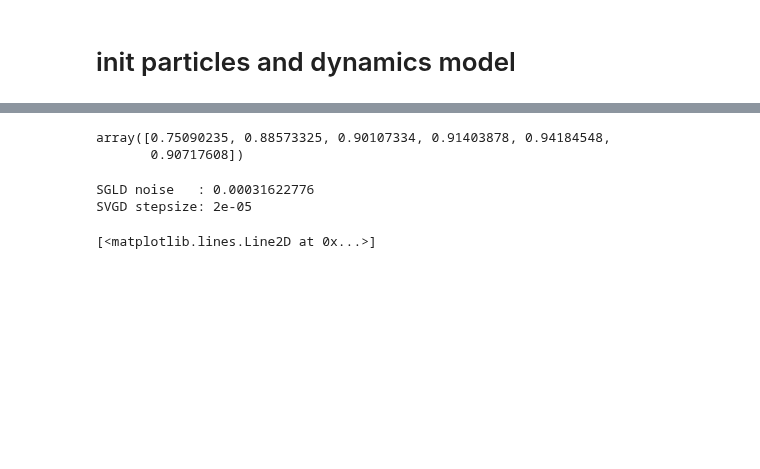
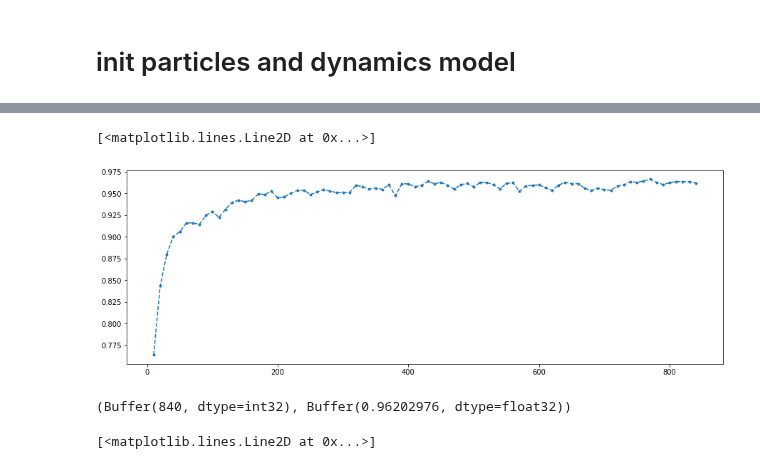
Before and after one commit to ratschlab/projects-2020-Neural-SVGD, a Jupyter notebook: notebooks/bayesian-neural-network/SVGD.ipynb, the cells around one changed output, grey strips where cells are left out. Cells and saved outputs as stored; diff of their text form; code cells hidden in the pictures; blank space fills up the shorter version.

```diff
--- a/notebooks/bayesian-neural-network/SVGD.ipynb
+++ b/notebooks/bayesian-neural-network/SVGD.ipynb
@@ -58,17 +72,9 @@ Loading data...
 # %%
-from svgd_bnn import train as train_svgd
-
-final_accs = []
-
-lrs = [1e-6, 5e-6, 8e-6, 1e-5, 2e-5, 5e-5]
-
-key, subkey = random.split(key)
-
 for particle_stepsize in tqdm(lrs):
     final_acc = train_svgd(key=subkey,
                                particle_stepsize=particle_stepsize,
                                n_iter=200,
                                evaluate_every=-1,
                                results_file="/dev/null",
-                               optimizer="sgd")
+                               optimizer=OPTIMIZER.lower())
     final_accs.append((final_acc, particle_stepsize))
@@ -75,4 +94,5 @@ for particle_stepsize in tqdm(lrs):
 # %%
 fa = onp.array(final_accs)
-fa
+ADAM_STEP_SIZE = fa[fa[:, 0].argmax(), 1]
+ADAM_STEP_SIZE
 # %% [output]
@@ -89,5 +99,0 @@ array([1.e-06, 5.e-06, 8.e-06, 1.e-05, 2.e-05, 5.e-05])
-# %%
-fa[:, 0]
-# %% [output]
-array([0.75090235, 0.88573325, 0.90107334, 0.91403878, 0.94184548,
-       0.90717608])
@@ -105,8 +107,10 @@ def init_particles_fn(subkey):
 
 key, subkey = random.split(key)
 init_particles = init_particles_fn(subkey)
-opt = optax.sgd(STEP_SIZE)
-# opt = optax.adam(ADAM_STEP_SIZE)
+if OPTIMIZER == "SGD":
+    opt = optax.sgd(STEP_SIZE)
+elif OPTIMIZER == "ADAM":
+    opt = optax.adam(ADAM_STEP_SIZE)
 
 key, subkey1, subkey2 = random.split(key, 3)
 svgd_grad = models.KernelGradient(get_target_logp=bnn.get_minibatch_logp,
@@ -129,16 +133,13 @@ def compute_eval(step_counter, ps, loglikelihood):
     return stepdata
 
 step_counter = 0
-# %% [output]
-SGLD noise   : 0.00031622776
-SVGD stepsize: 2e-05
 # %%
 # num_steps = EPOCHS * data_size // BATCH_SIZE // 5
 num_steps = 422*2
 sgld_aux = {}
 for _ in tqdm(range(num_steps)):
     step_counter += 1
-    train_batch = next(mnist.training_batches)
+    train_batch = next(mnist.train_batches)
     particles.step(train_batch)
 
     if step_counter % 10 == 0:
@@ -149,6 +150,16 @@ for _ in tqdm(range(num_steps)):
 
 # neural_grad.done()
 # particles.done()
+# %%
+fig, ax = plt.subplots(figsize=[15, 5])
+ax.plot(*zip(*particles.rundata['accuracy']), "--.", label="accuracy")
+# %% [output]
+[<matplotlib.lines.Line2D at 0x...>]
+[figure, added]
+# %%
+particles.rundata['accuracy'][-1]
+# %% [output]
+(Buffer(840, dtype=int32), Buffer(0.96202976, dtype=float32))
 # %%
 fig, ax = plt.subplots(figsize=[15, 5])
 ax.plot(*zip(*particles.rundata['accuracy']), "--.", label="accuracy")
```
Also changed, not shown: parts of 8 cells of this notebook, 2 other files.
